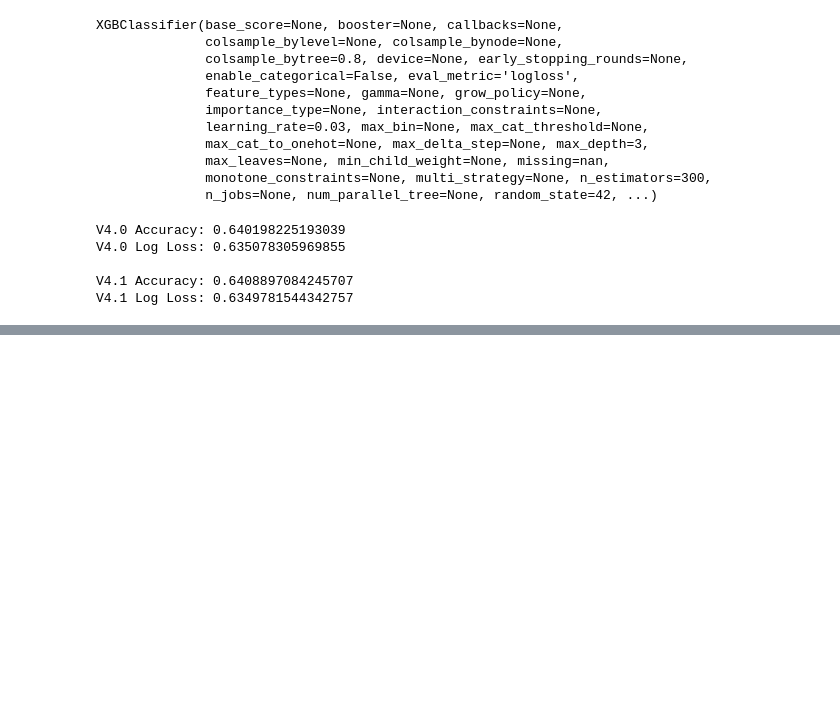
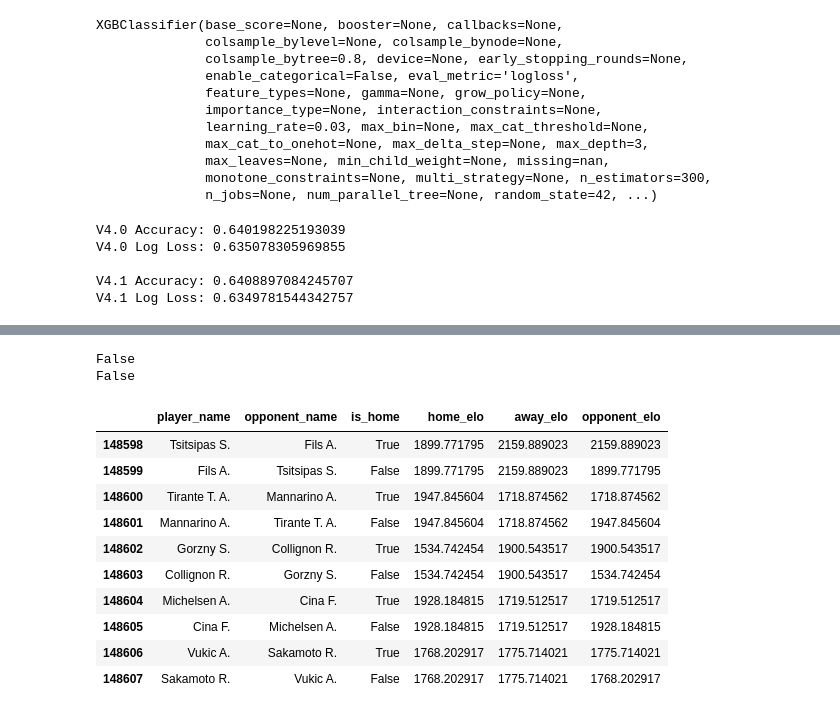
Before and after one commit to chirag330/Tennis-ML-Predictor---US-Open, a Jupyter notebook: Main.ipynb, the cells around one changed output, grey strips where cells are left out. Saved outputs shown, nothing was run; the diff lists cells and outputs as text; code cells hidden in the pictures; blank space fills up the shorter version.

```diff
--- a/Main.ipynb
+++ b/Main.ipynb
@@ -2969,0 +2987,6 @@ V4.1 Log Loss: 0.6349781544342757
+# %%
+elo_lookup = elo_data[[
+    "match_id",
+    "home_elo",
+    "away_elo"
+]].copy()
@@ -2969,0 +3007,12 @@ V4.1 Log Loss: 0.6349781544342757
+# %%
+print("home_elo" in player_history.columns)
+print("away_elo" in player_history.columns)
+# %% [output]
+False
+False
+# %%
+player_history = player_history.merge(
+    elo_lookup,
+    on="match_id",
+    how="left"
+)
@@ -2969,0 +3026,21 @@ V4.1 Log Loss: 0.6349781544342757
+# %%
+player_history[[
+    "player_name",
+    "opponent_name",
+    "is_home",
+    "home_elo",
+    "away_elo",
+    "opponent_elo"
+]].tail(10)
+# %% [output]
+|  | player_name | opponent_name | is_home | home_elo | away_elo | opponent_elo |
+| 148598 | Tsitsipas S. | Fils A. | True | 1899.771795 | 2159.889023 | 2159.889023 |
+| 148599 | Fils A. | Tsitsipas S. | False | 1899.771795 | 2159.889023 | 1899.771795 |
+| 148600 | Tirante T. A. | Mannarino A. | True | 1947.845604 | 1718.874562 | 1718.874562 |
+| 148601 | Mannarino A. | Tirante T. A. | False | 1947.845604 | 1718.874562 | 1947.845604 |
+| 148602 | Gorzny S. | Collignon R. | True | 1534.742454 | 1900.543517 | 1900.543517 |
+| 148603 | Collignon R. | Gorzny S. | False | 1534.742454 | 1900.543517 | 1534.742454 |
+| 148604 | Michelsen A. | Cina F. | True | 1928.184815 | 1719.512517 | 1719.512517 |
+| 148605 | Cina F. | Michelsen A. | False | 1928.184815 | 1719.512517 | 1928.184815 |
+| 148606 | Vukic A. | Sakamoto R. | True | 1768.202917 | 1775.714021 | 1775.714021 |
+| 148607 | Sakamoto R. | Vukic A. | False | 1768.202917 | 1775.714021 | 1768.202917 |
```
Also changed, not shown: parts of 20 cells of this notebook.
